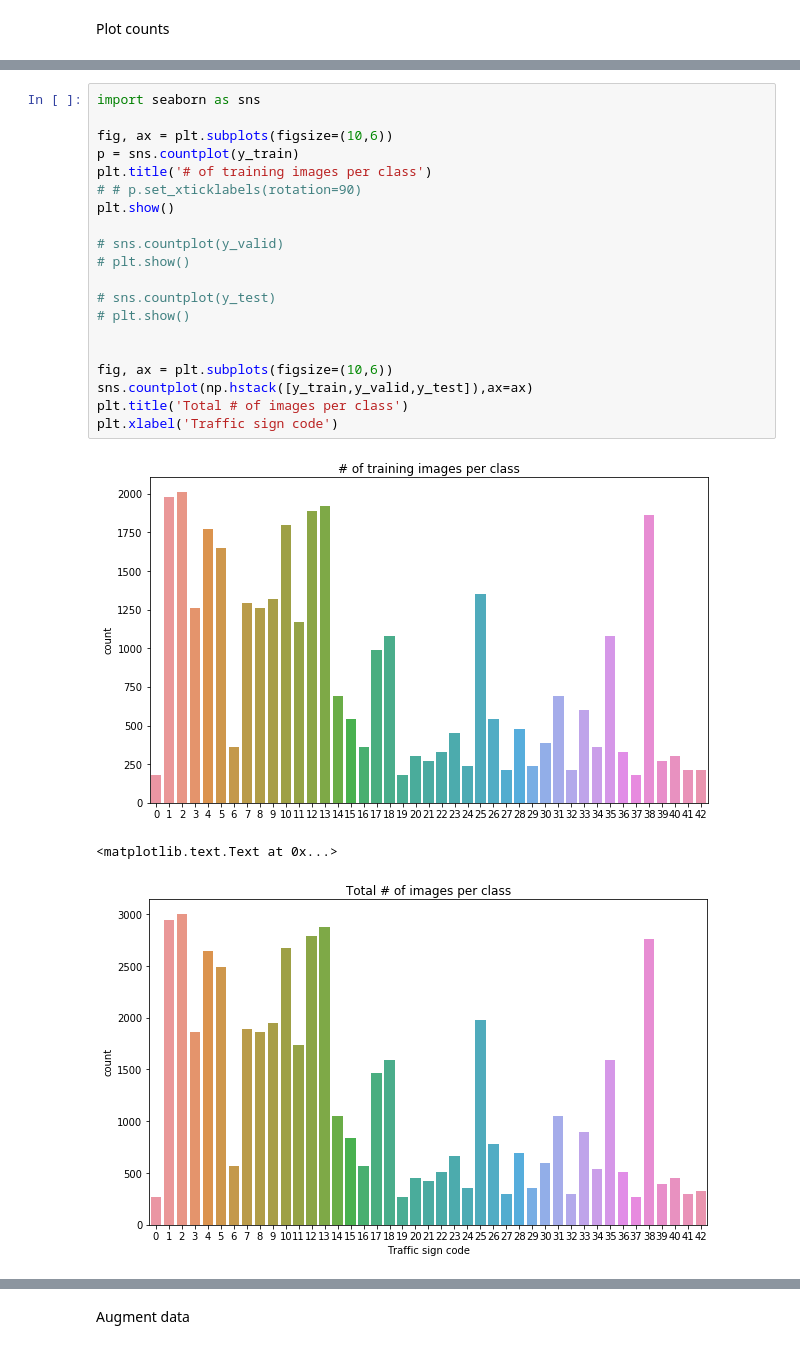
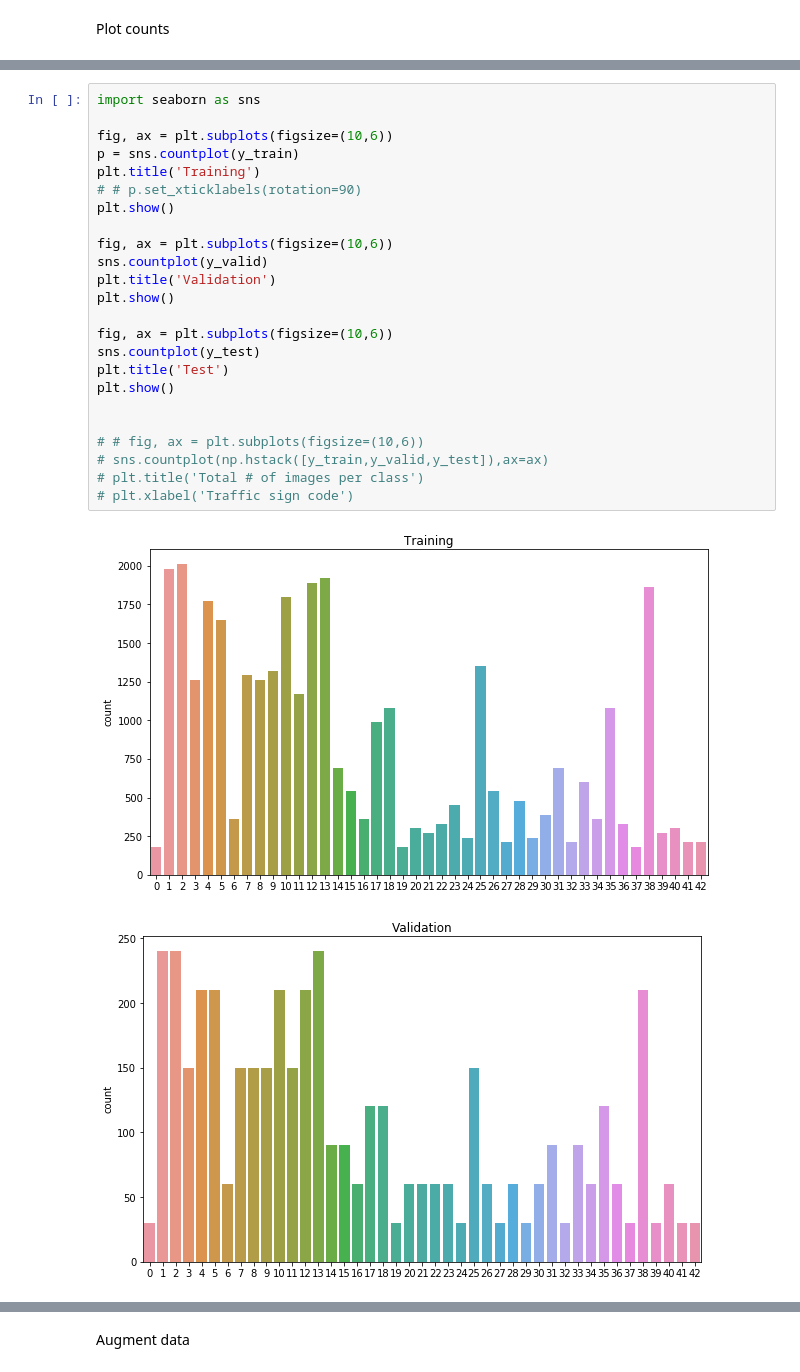
Before and after one commit to fstahl1/traffic-sign-classifier, a Jupyter notebook: Traffic_Sign_Classifier.ipynb, the cells around one changed output, grey strips where cells are left out. Drawn from its saved outputs; the diff is of its cells as text.

```diff
--- a/Traffic_Sign_Classifier.ipynb
+++ b/Traffic_Sign_Classifier.ipynb
@@ -181,24 +130,27 @@ Plot counts
 # %%
 import seaborn as sns
 
 fig, ax = plt.subplots(figsize=(10,6))
 p = sns.countplot(y_train)
-plt.title('# of training images per class')
+plt.title('Training')
 # # p.set_xticklabels(rotation=90)
 plt.show()
 
-# sns.countplot(y_valid)
-# plt.show()
+fig, ax = plt.subplots(figsize=(10,6))
+sns.countplot(y_valid)
+plt.title('Validation')
+plt.show()
 
-# sns.countplot(y_test)
-# plt.show()
+fig, ax = plt.subplots(figsize=(10,6))
+sns.countplot(y_test)
+plt.title('Test')
+plt.show()
 
 
-fig, ax = plt.subplots(figsize=(10,6))
-sns.countplot(np.hstack([y_train,y_valid,y_test]),ax=ax)
-plt.title('Total # of images per class')
-plt.xlabel('Traffic sign code')
+# # fig, ax = plt.subplots(figsize=(10,6))
+# sns.countplot(np.hstack([y_train,y_valid,y_test]),ax=ax)
+# plt.title('Total # of images per class')
+# plt.xlabel('Traffic sign code')
 # %% [output]
-[figure, old version]
+[figure, new version]
-<matplotlib.text.Text at 0x...>
-[figure, old version]
+[figure, new version]
```
Also changed, not shown: parts of 32 cells of this notebook, 3 other files.
